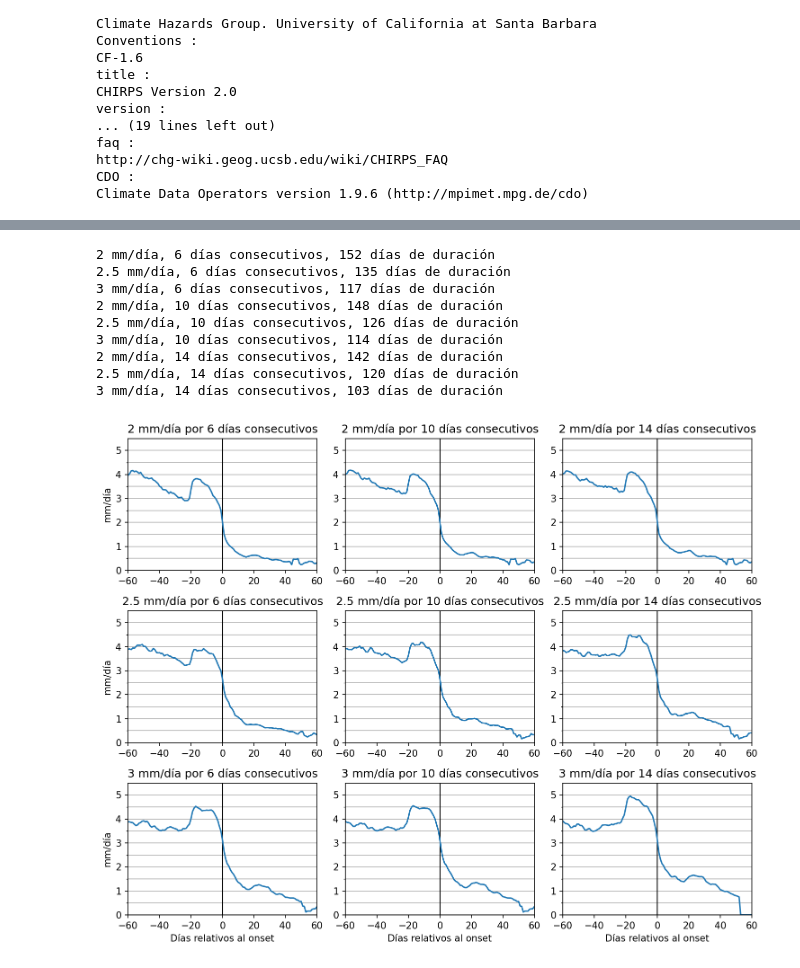
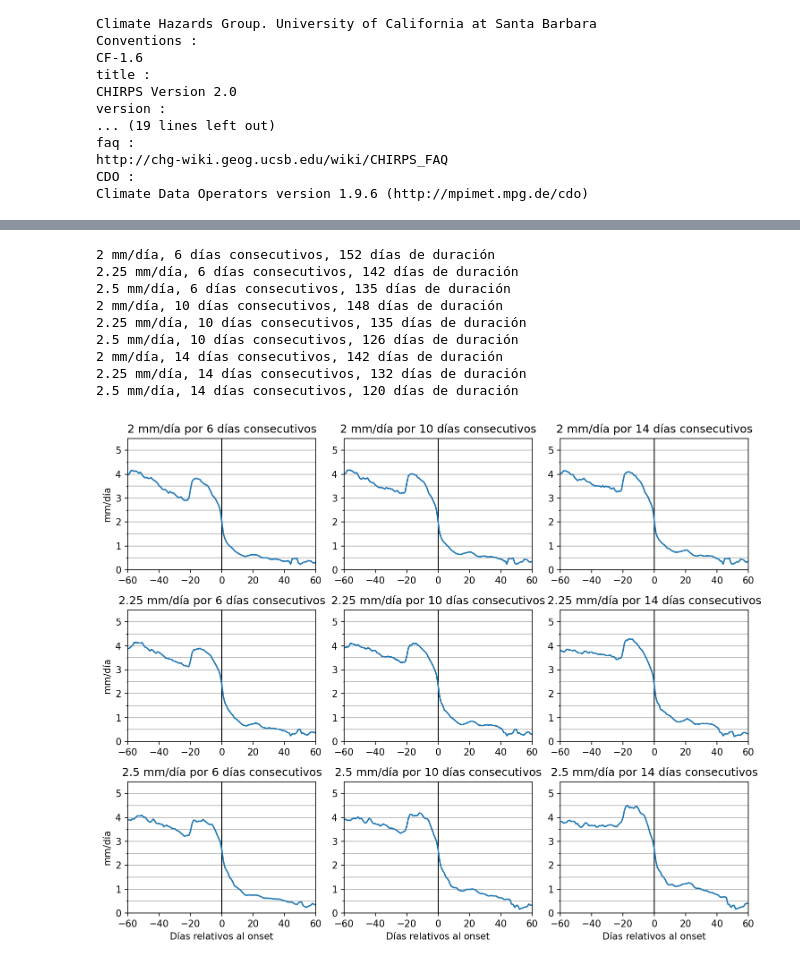
Before and after one commit to rodrigoms95/sequia, a Jupyter notebook: code/indice_pre.ipynb, the cells around one changed output, grey strips where cells are left out. Saved outputs shown, nothing was run; the diff lists cells and outputs as text; code cells hidden in the pictures.

Commit message:
umbral final

```diff
--- a/code/indice_pre.ipynb
+++ b/code/indice_pre.ipynb
@@ -115,7 +115,7 @@ df_mean = df.copy()
 # Crea un índice de onset de acuerdo con
 # el umbral para n días seguidos de
 # cumplimiento con el criterio.
-umbral = [2, 2.5, 3]
+umbral = [2, 2.25, 2.5]
 dias = [6, 10, 14]
 
 m_i = 4
@@ -284,7 +284,7 @@ df_mean = df.copy()
 # Crea un índice de onset de acuerdo con
 # el umbral para n días seguidos de
 # cumplimiento con el criterio.
-umbral = [2, 2.5, 3]
+umbral = [2, 2.25, 2.5]
 dias = [6, 10, 14]
 
 m_i = 4
@@ -419,37 +419,37 @@ for i_n, n in enumerate(dias):
             axes_s[i][i_u, i_n].plot( (0, 0), (0, 7), color = "k",
                 linewidth = 1 )
             pre_df.plot(ax = axes_s[i][i_u, i_n])
 
             axes_s[i][i_u, i_n].set_title(
                 f"{u} mm/día por {n} días consecutivos")
             axes_s[i][i_u, i_n].set_xlim(-60, 60)
             axes_s[i][i_u, i_n].set_ylim(0, lim[i])
 
             if i_n == 0:
                 axes_s[i][i_u, i_n].set_ylabel("mm/día")
             if i_u == 2:
                 axes_s[i][i_u, i_n].set_xlabel("Días relativos al onset")
 
             for ax in axes_s[i].flatten():
                 ax.set_yticks( np.arange(0, lim[i], step[i]), minor = True )
                 ax.grid( visible = True, which = "both", axis ="y" )
 
             # Separación adecuada entre gráficas.
             fig_s[i].tight_layout()
 
             # Guardamos el archivo.
             fig_s[i].savefig( path_r + title )
 # %% [output]
 2 mm/día, 6 días consecutivos, 152 días de duración
+2.25 mm/día, 6 días consecutivos, 142 días de duración
 2.5 mm/día, 6 días consecutivos, 135 días de duración
-3 mm/día, 6 días consecutivos, 117 días de duración
 2 mm/día, 10 días consecutivos, 148 días de duración
+2.25 mm/día, 10 días consecutivos, 135 días de duración
 2.5 mm/día, 10 días consecutivos, 126 días de duración
-3 mm/día, 10 días consecutivos, 114 días de duración
 2 mm/día, 14 días consecutivos, 142 días de duración
+2.25 mm/día, 14 días consecutivos, 132 días de duración
 2.5 mm/día, 14 días consecutivos, 120 días de duración
-3 mm/día, 14 días consecutivos, 103 días de duración
-[figure, old version]
+[figure, new version]
 # %%
 # Crea un índice de onset de acuerdo con
 # el umbral para n días seguidos de
```
Also changed, not shown: parts of 6 cells of this notebook, 2 other files.
